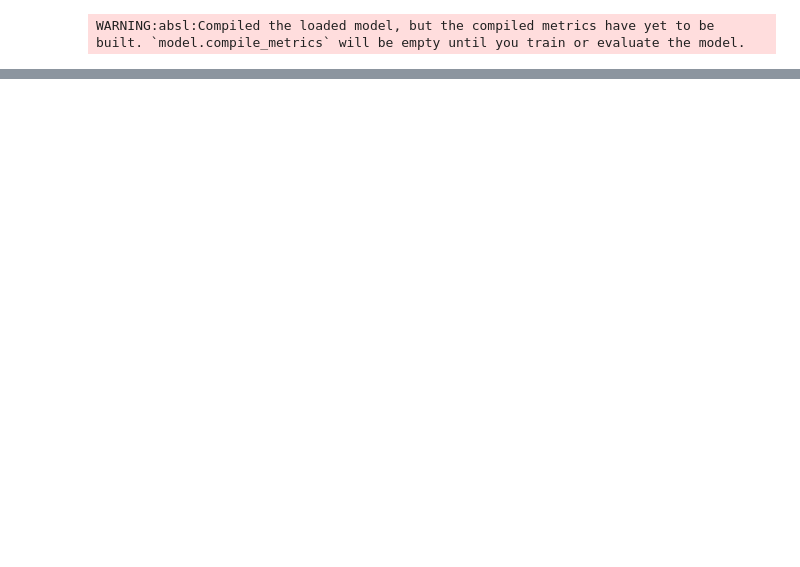
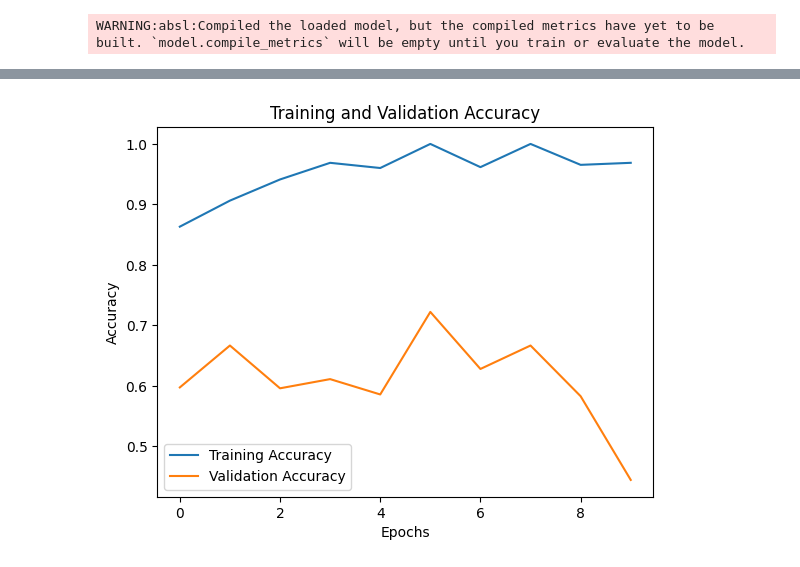
Before and after one commit to eltsvetk/DS6050_Project, a Jupyter notebook: densenetnewdataset.ipynb, the cells around one changed output, grey strips where cells are left out. Drawn from its saved outputs; the diff is of its cells as text; code cells hidden in the pictures; blank space fills up the shorter version.

```diff
--- a/densenetnewdataset.ipynb
+++ b/densenetnewdataset.ipynb
@@ -244,0 +475,10 @@ Image: Google_Earth_Images/landslides/nasa_g_2000m_14329_2011_large.jpg, Predict
+# %%
+# Compile the model
+model_3.compile(
+    optimizer=tf.keras.optimizers.Adam(learning_rate=0.0001),
+    loss='binary_crossentropy',  # Use 'categorical_crossentropy' for multi-class
+    metrics=['accuracy']
+)
+
+# Model summary
+model_3.summary()
@@ -244,0 +507,12 @@ Image: Google_Earth_Images/landslides/nasa_g_2000m_14329_2011_large.jpg, Predict
+# %%
+# Train the model
+history_3 = model_3.fit(
+    train_generator,
+    validation_data=val_generator,
+    epochs=10,
+    steps_per_epoch=train_generator.samples // train_generator.batch_size,
+    validation_steps=val_generator.samples // val_generator.batch_size
+)
+
+# Save the model
+#model.save('densenet_landslide_model.h5')
@@ -244,0 +551,19 @@ Image: Google_Earth_Images/landslides/nasa_g_2000m_14329_2011_large.jpg, Predict
+# %%
+train_accuracy = history_3.history['accuracy']
+val_accuracy = history_3.history['val_accuracy']
+# %%
+import matplotlib.pyplot as plt
+# Plot training and validation accuracy
+plt.plot(train_accuracy, label='Training Accuracy')
+plt.plot(val_accuracy, label='Validation Accuracy')
+
+# Add labels and title
+plt.title('Training and Validation Accuracy')
+plt.xlabel('Epochs')
+plt.ylabel('Accuracy')
+plt.legend()
+
+# Show the plot
+plt.show()
+# %% [output]
+[figure, added]
```
Also changed, not shown: parts of 56 cells of this notebook.
